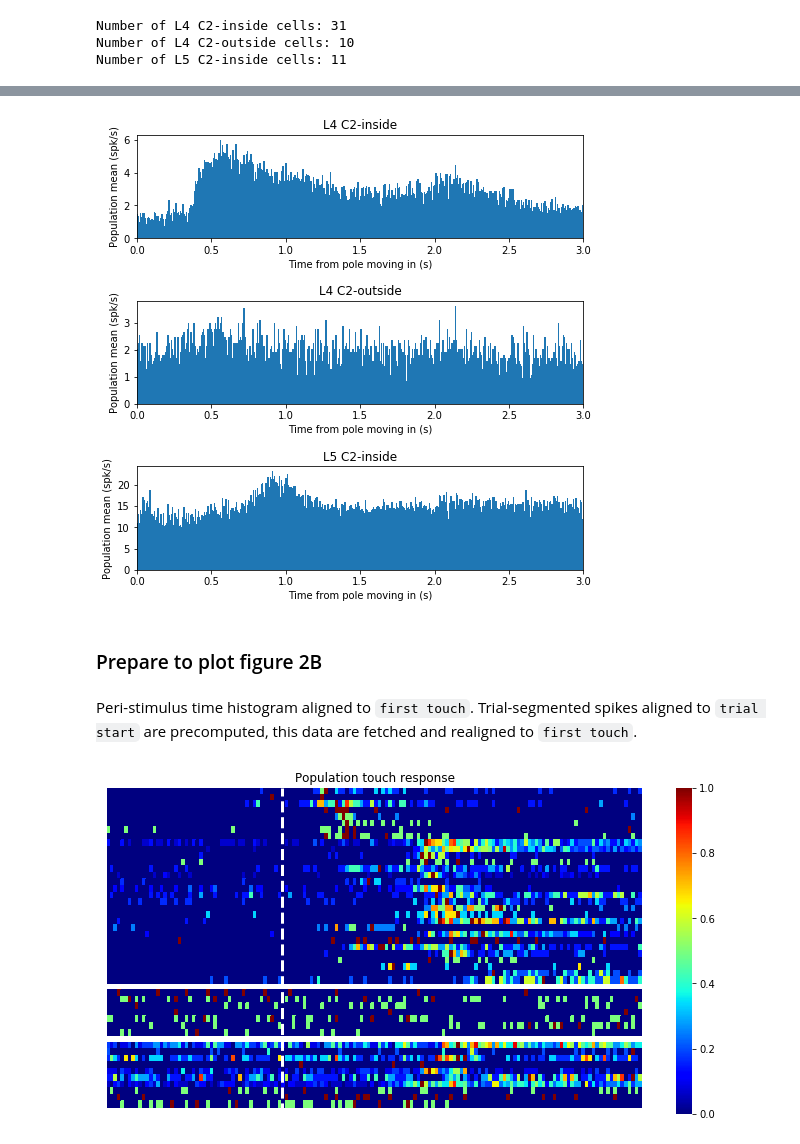
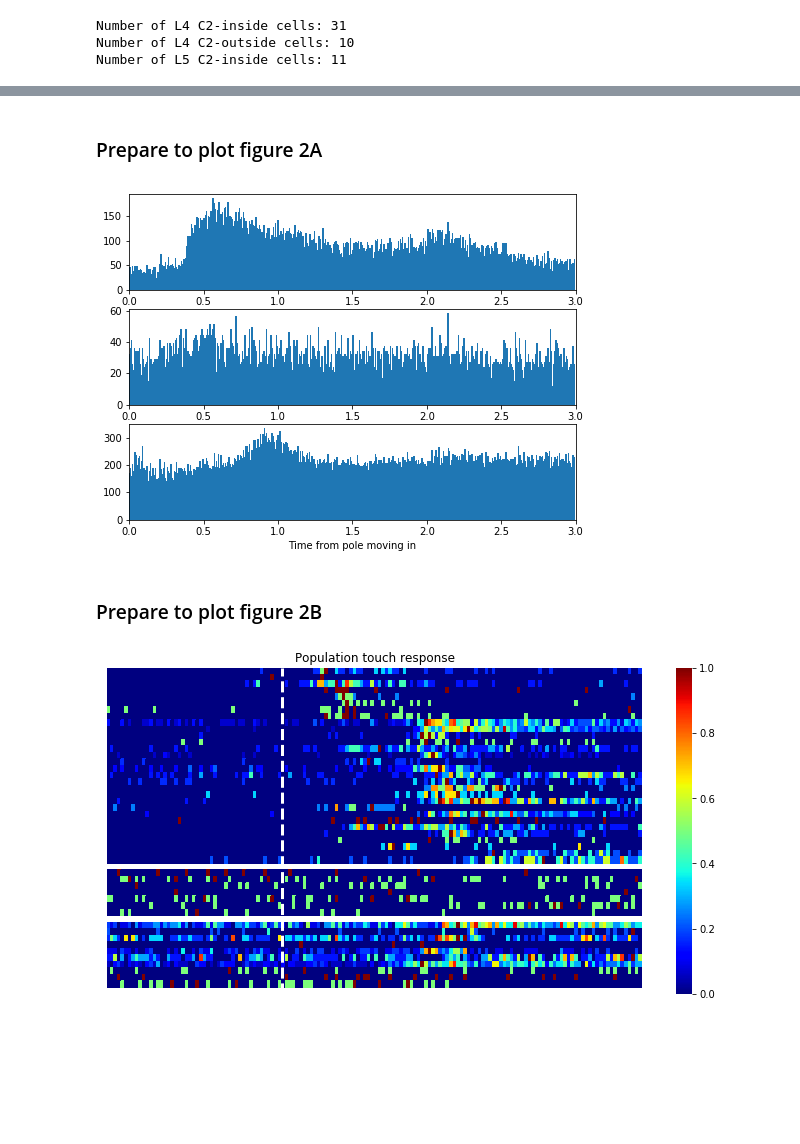
Before and after one commit to vathes/Hires-Gutnisky-2015, a Jupyter notebook: Notebooks/Hires-Gutnisky-2015 Example.ipynb, the cells around one changed output, grey strips where cells are left out. Saved outputs shown, nothing was run; the diff lists cells and outputs as text; code cells hidden in the pictures; blank space fills up the shorter version.

Commit message:
Revert "update trial type labeling in ingest - update notebook, accounting for varying stim time across cells"
This reverts commit a0e2be1ef1b928e7d26f4e4fdfd12723524bc7ef.

```diff
--- a/Notebooks/Hires-Gutnisky-2015 Example.ipynb
+++ b/Notebooks/Hires-Gutnisky-2015 Example.ipynb
@@ -94,7 +98,7 @@ spike_times = np.hstack(spike_times)
 # %%
 # trial-average spike histogram
 def build_PSTH(spike_train, timestamps, tlim, bin_size=0.05):
-    spk_counts, spk_edges = np.histogram(np.hstack(t[np.where(r[:len(timestamps)] > 0)[0]] for r, t in zip(spike_train, timestamps),
+    spk_counts, spk_edges = np.histogram(np.hstack(timestamps[np.where(r[:len(timestamps)] > 0)[0]] for r in spike_train),
                                          bins=int((tlim[-1] - tlim[0]) / bin_size), range=tlim)
     spk_rates = spk_counts / np.diff(spk_edges) / len(spike_train)
     return spk_rates, spk_edges[:-1]
@@ -118,8 +122,7 @@ seg_param_key = (analysis.TrialSegmentationSetting & {'event': 'first_lick',
                                                       'post_stim_duration': 4}).fetch1()
 # %%
 # get spike-train
-spk, spk_timestamps = (intracellular.TrialSegmentedSpikeTrain & session_key & seg_param_key).fetch(
-    'segmented_spike_train', 'segmented_spike_timestamps')
+spk = (intracellular.TrialSegmentedSpikeTrain & session_key & seg_param_key).fetch('segmented_spike_train')
 touchon = (behavior.TrialSegmentedBehavior & session_key & seg_param_key).fetch('segmented_touch_onset')
 ephys_timestamps = np.linspace(-1*float(seg_param_key['pre_stim_duration']),
                                float(seg_param_key['post_stim_duration']),
@@ -137,7 +140,7 @@ trial_idx, spike_times = zip(*((np.full_like(r, ri), r)
 trial_idx = np.hstack(trial_idx)
 spike_times = np.hstack(spike_times)
 # %%
-spk_rates, spk_edges = build_PSTH(spk, spk_timestamps, (-float(seg_param_key['pre_stim_duration']), float(seg_param_key['post_stim_duration'])), bin_size=0.001)
+spk_rates, spk_edges = build_PSTH(spk, ephys_timestamps, (ephys_timestamps[0], ephys_timestamps[-1]), bin_size=0.001)
 fig1ef, ax = plt.subplots(1, 2, figsize=(10, 4))
 ax[0].plot(spike_times, trial_idx , '.k', markersize=4)
 ax[0].set_ylabel('Sorted trial number')
@@ -175,3 +173,5 @@ Note: this is slightly different from Figure 2A in the paper, in which data are
+# %% [markdown]
+### Prepare to plot figure 2A
 # %%
 # Specify segmentation setting to align to "pole in" event
 seg_param_key = (analysis.TrialSegmentationSetting & {'event': 'pole_in',
@@ -190,21 +190,15 @@ ephys_timestamps = np.linspace(-1*float(seg_param_key['pre_stim_duration']),
                                float(seg_param_key['post_stim_duration']),
                                l4_c2_inside_spk[0][0].size)
 # %%
-fig2a, axs = plt.subplots(3, 1, figsize=(8, 8))
-fig2a.subplots_adjust(hspace=0.6)
-for ax, spike_train, title in zip(axs, (np.hstack(l4_c2_inside_spk), np.hstack(l4_c2_outside_spk), np.hstack(l5_c2_inside_spk)),
-                                 ('L4 C2-inside', 'L4 C2-outside', 'L5 C2-inside')):
+fig2a, axs = plt.subplots(3, 1, figsize=(8, 6))
+for ax, spike_train in zip(axs, (np.hstack(l4_c2_inside_spk), np.hstack(l4_c2_outside_spk), np.hstack(l5_c2_inside_spk))):
     spk_rates, spk_edges = build_PSTH(spike_train, ephys_timestamps, (ephys_timestamps[0], ephys_timestamps[-1]), bin_size=0.006)
     ax.bar(spk_edges, spk_rates, width=0.01)
-    ax.set_xlim((0, 3))
-    ax.set_title(title);
-    ax.set_ylabel('Population mean (spk/s)')
-    ax.set_xlabel('Time from pole moving in (s)');
+    ax.set_xlim((0, 3));
+axs[-1].set_xlabel('Time from pole moving in');
 # %% [output]
-[figure, old version]
+[figure, new version]
 # %% [markdown]
 ### Prepare to plot figure 2B
-# %% [markdown]
-Peri-stimulus time histogram aligned to `first touch`. Trial-segmented spikes aligned to `trial start` are precomputed, this data are fetched and realigned to `first touch`.
 # %%
 # trial-average spike histogram
```
Also changed, not shown: parts of 27 cells of this notebook, 5 other files.
